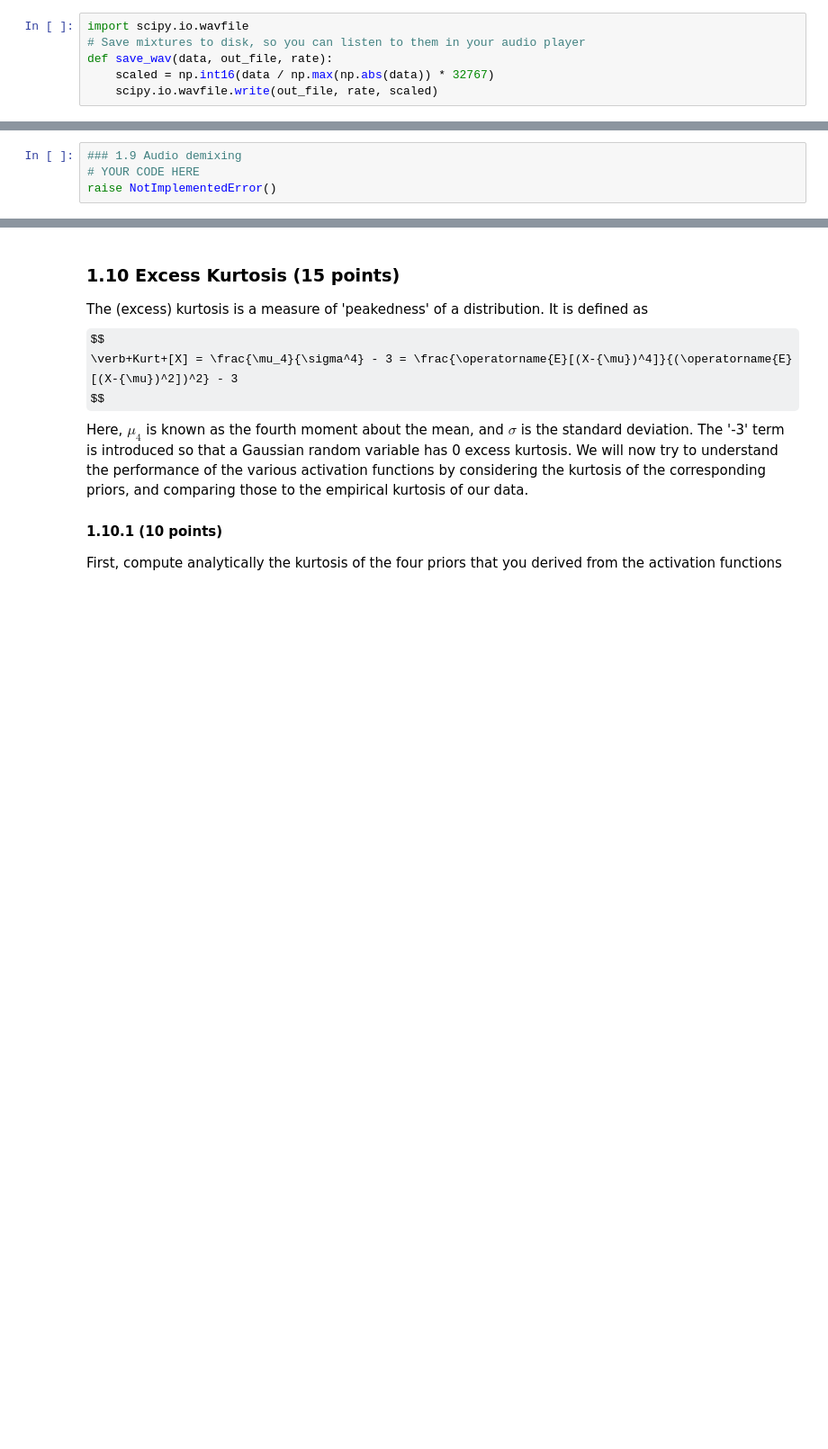
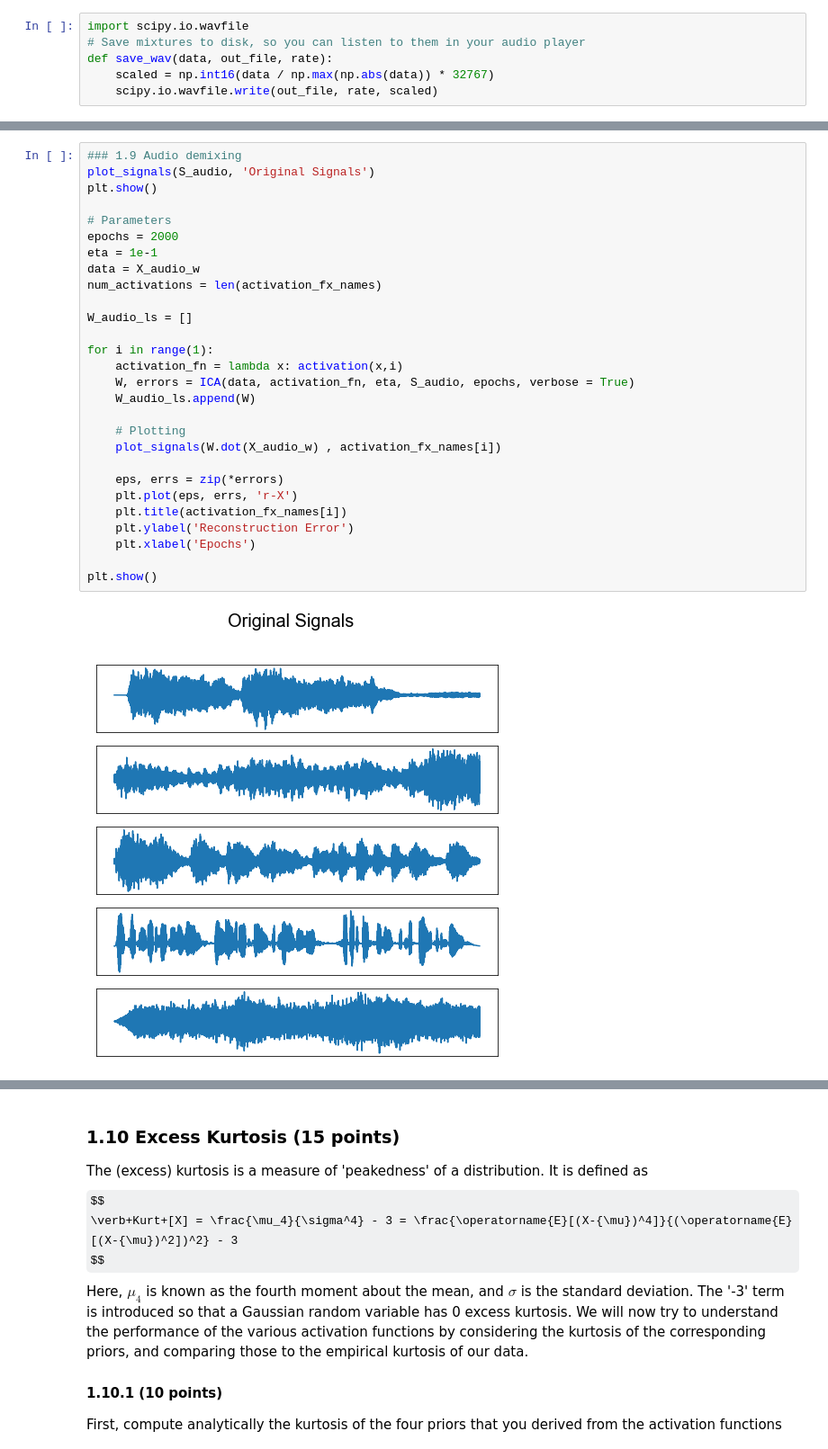
Before and after one commit to danakianfar/machine_learning_2_labs, a Jupyter notebook: lab1/lab1.ipynb, the cells around one changed output, grey strips where cells are left out. Shown at 90% size. Drawn from its saved outputs; the diff is of its cells as text; some formulas as TeX source; blank space fills up the shorter version.

```diff
--- a/lab1/lab1.ipynb
+++ b/lab1/lab1.ipynb
@@ -399,4 +407,30 @@ plot_signals(S_audio)
-# %%
-### 1.9 Audio demixing
-# YOUR CODE HERE
-raise NotImplementedError()
+# %%
+### 1.9 Audio demixing
+plot_signals(S_audio, 'Original Signals')
+plt.show()
+
+# Parameters
+epochs = 2000
+eta = 1e-1
+data = X_audio_w
+num_activations = len(activation_fx_names)
+
+W_audio_ls = []
+
+for i in range(1):
+    activation_fn = lambda x: activation(x,i)
+    W, errors = ICA(data, activation_fn, eta, S_audio, epochs, verbose = True)
+    W_audio_ls.append(W)
+
+    # Plotting
+    plot_signals(W.dot(X_audio_w) , activation_fx_names[i])
+
+    eps, errs = zip(*errors)
+    plt.plot(eps, errs, 'r-X')
+    plt.title(activation_fx_names[i])
+    plt.ylabel('Reconstruction Error')
+    plt.xlabel('Epochs')
+
+plt.show()
+# %% [output]
+[figure, added]
```
Also changed, not shown: parts of 11 cells of this notebook, 6 other files.
